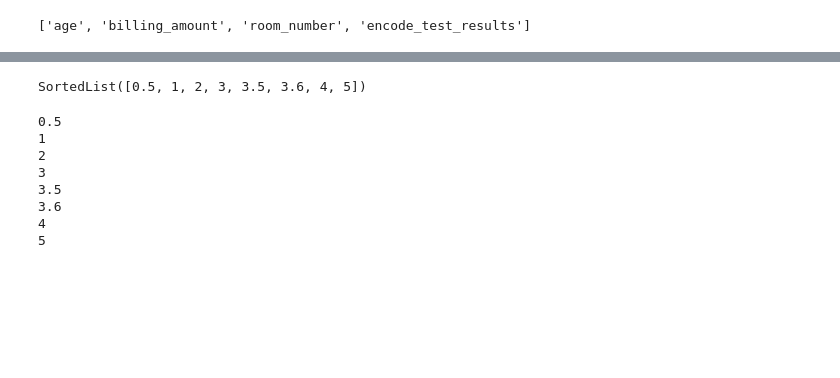
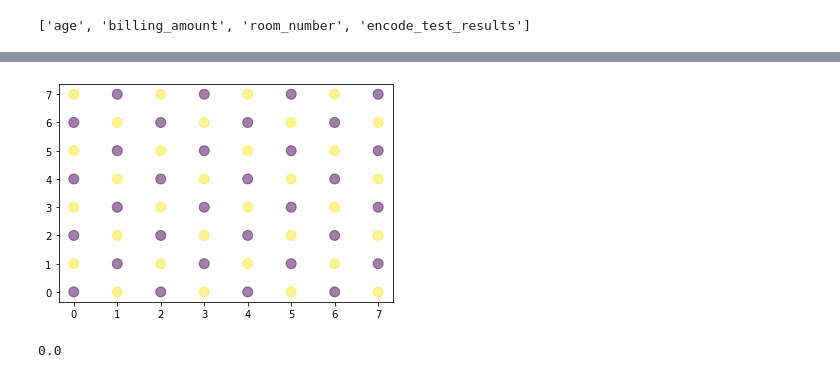
Before and after one commit to sitsawek/data-science-project, a Jupyter notebook: k_nearest.ipynb, the cells around one changed output, grey strips where cells are left out. Cells and saved outputs as stored; diff of their text form; code cells hidden in the pictures; blank space fills up the shorter version.

```diff
--- a/k_nearest.ipynb
+++ b/k_nearest.ipynb
@@ -59,7 +63,7 @@ def get_healthcare_data(df, limit = None):
     data = df.values
     np.random.shuffle(data)
     X = data[:, :-1]
-    Y = data[:, -1:]
+    Y = data[:, -1]
     if limit is not None:
         X, Y = X[:limit], Y[:limit]
     return X, Y
@@ -213,7 +183,0 @@ TypeError: __new__() got an unexpected keyword argument 'load'
-# %%
-for i in range(5, 0, -1):
-    sorted_list.add(i)
-# %%
-sorted_list
-# %% [output]
-SortedList([0.5, 1, 2, 3, 3.5, 3.6, 4, 5])
@@ -222,12 +183,0 @@ sorted_list.add(3.6)
-# %%
-for i in sorted_list:
-    print(i)
-# %% [output]
-0.5
-1
-2
-3
-3.5
-3.6
-4
-5
@@ -233,0 +187,30 @@ for i in sorted_list:
+# %%
+def get_data():
+    width = 8
+    height = 8
+    N = width * height
+    X = np.zeros((N, 2))
+    Y = np.zeros(N)
+    n = 0
+    start_t = 0
+    for i in range(width): # Loop through rows
+        t = start_t
+        for j in range(height): # Loop through columns
+            X[n] = [i, j]
+            Y[n] = t
+            n += 1
+            t = (t + 1) % 2
+        start_t = (start_t + 1) % 2
+    return X, Y
+# %%
+X, Y = get_data() # test althernate data
+plt.scatter(X[:,0], X[:, 1], s=100, c=Y, alpha=0.5)
+plt.show()
+# %% [output]
+[figure, added]
+# %%
+model = KNN(3)
+model.fit(X, Y)
+model.score(X, Y)
+# %% [output]
+0.0
```
Also changed, not shown: parts of 12 cells of this notebook.
